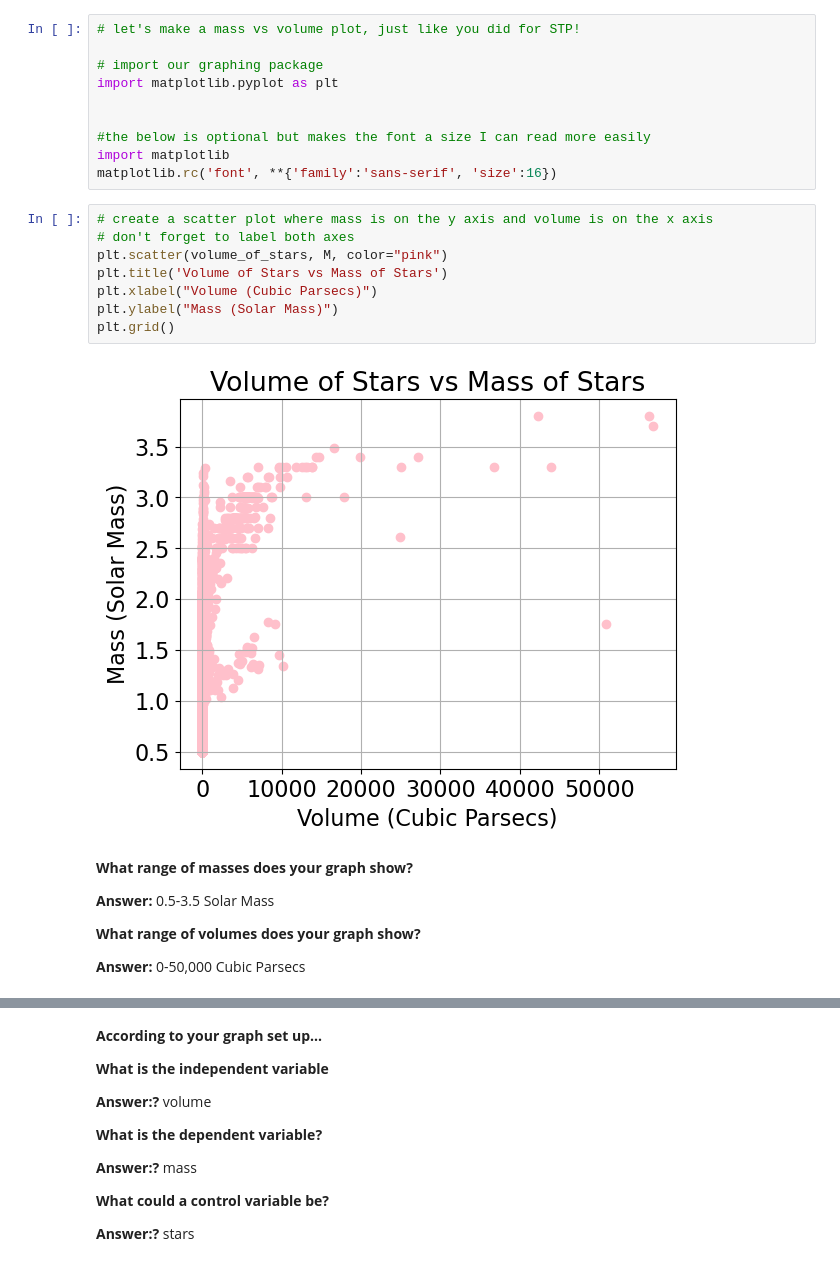
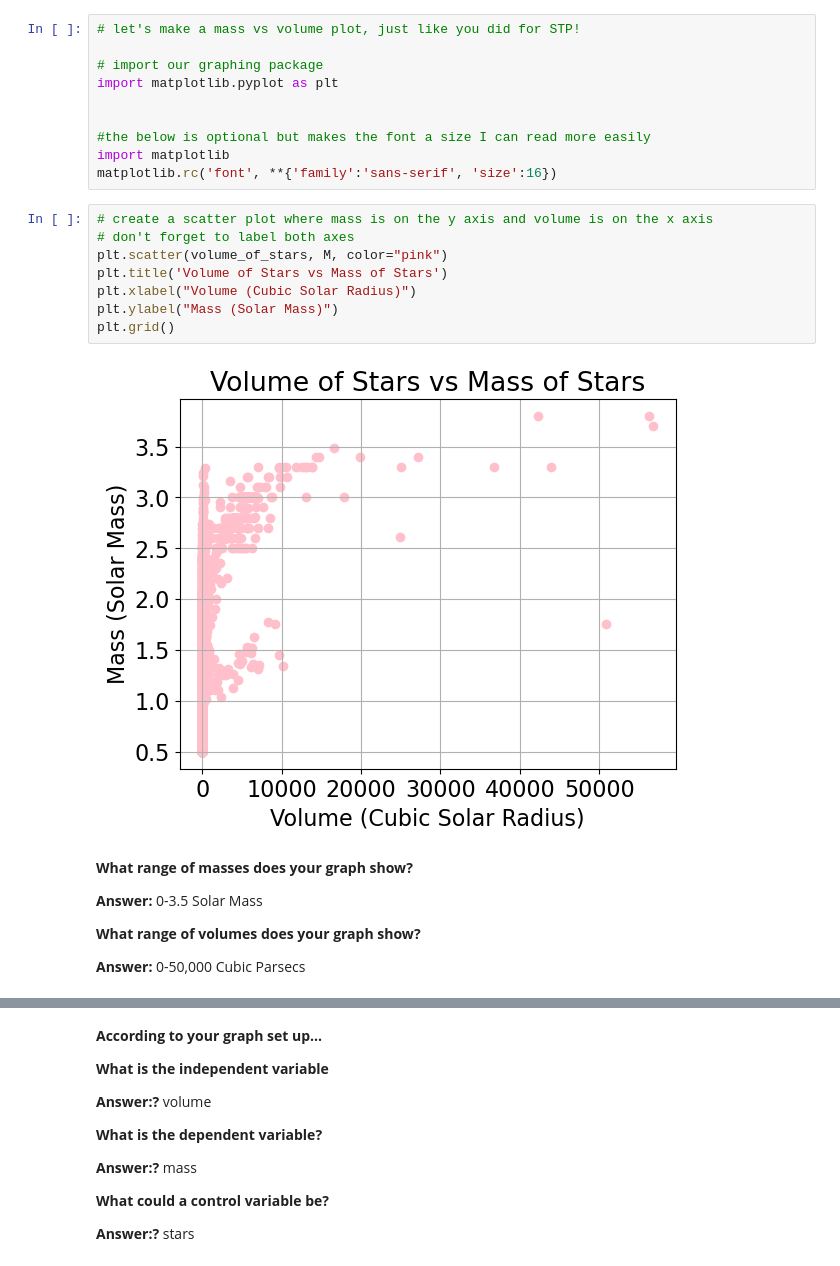
Before and after one commit to gflorencia13/CFR-2025, a Jupyter notebook: Astro/Blank/1 - Stars Pt2 .ipynb, the cells around one changed output, grey strips where cells are left out. Saved outputs shown, nothing was run; the diff lists cells and outputs as text.

```diff
--- a/Astro/Blank/1 - Stars Pt2 .ipynb
+++ b/Astro/Blank/1 - Stars Pt2 .ipynb
@@ -87,17 +87,17 @@ matplotlib.rc('font', **{'family':'sans-serif', 'size':16})
 # %%
 # create a scatter plot where mass is on the y axis and volume is on the x axis
 # don't forget to label both axes
 plt.scatter(volume_of_stars, M, color="pink")
 plt.title('Volume of Stars vs Mass of Stars')
-plt.xlabel("Volume (Cubic Parsecs)")
+plt.xlabel("Volume (Cubic Solar Radius)")
 plt.ylabel("Mass (Solar Mass)")
 plt.grid()
 # %% [output]
-[figure, old version]
+[figure, new version]
 # %% [markdown]
 **What range of masses does your graph show?**
 
-**Answer:** 0.5-3.5 Solar Mass
+**Answer:** 0-3.5 Solar Mass
 
 **What range of volumes does your graph show?**
 
```
Also changed, not shown: parts of 3 cells of this notebook, 1 other file.
